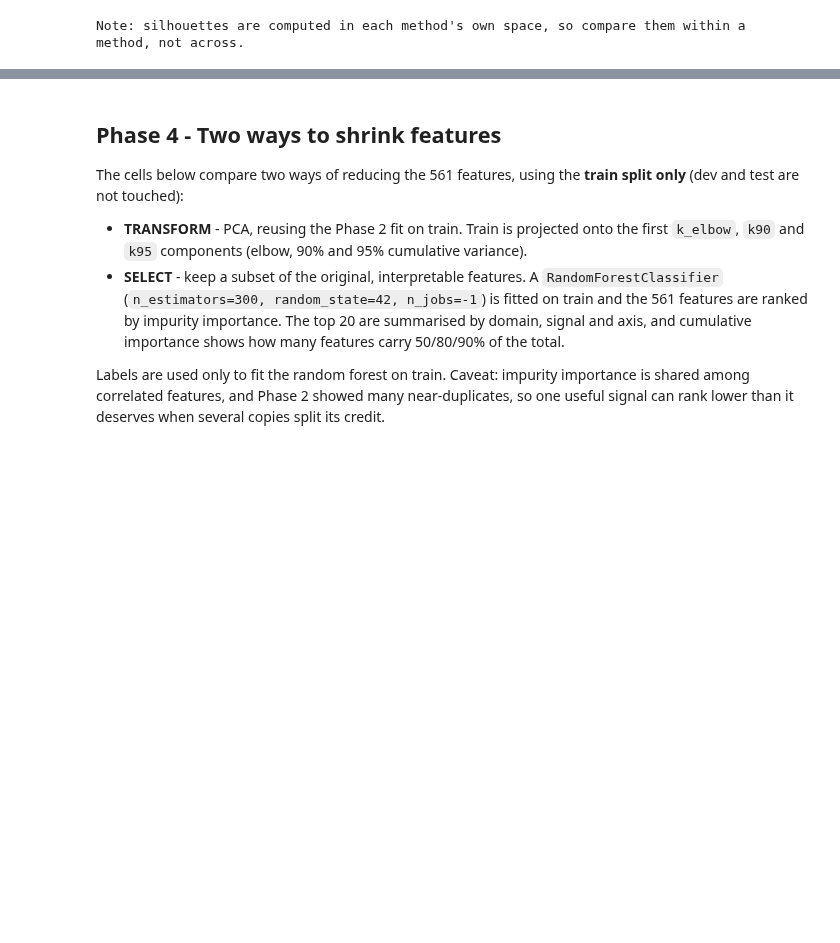
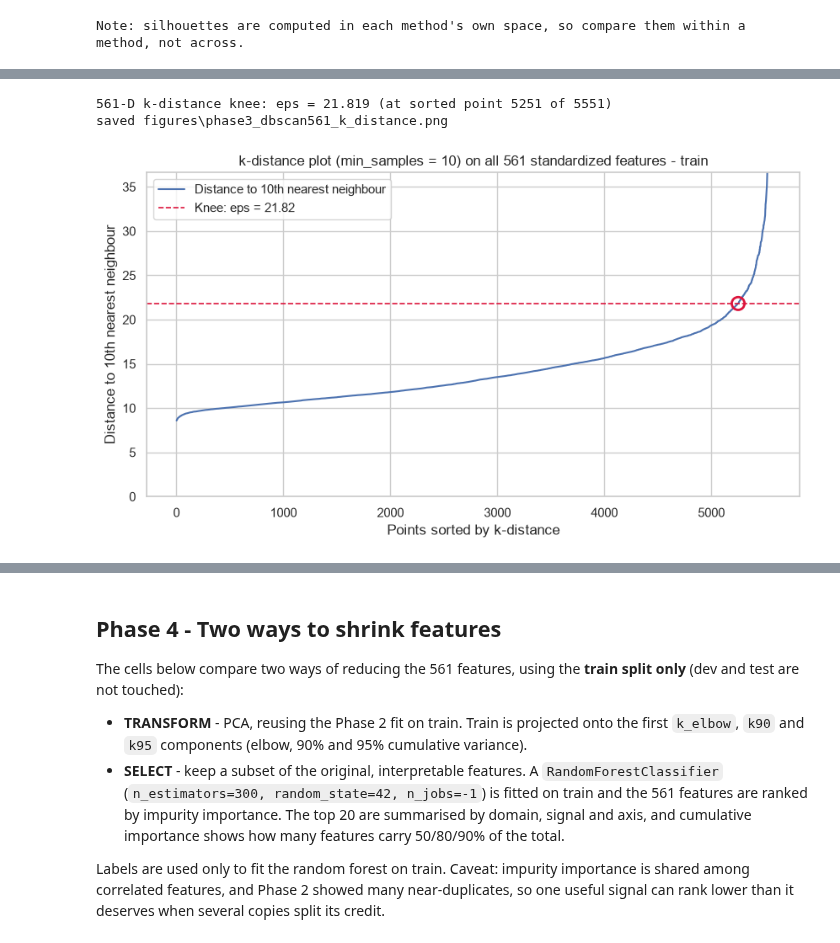
Before and after one commit to LUCIFER5671/har-feature-reduction, a Jupyter notebook: har_feature_reduction.ipynb, the cells around one changed output, grey strips where cells are left out. Drawn from its saved outputs; the diff is of its cells as text; code cells hidden in the pictures; blank space fills up the shorter version.

Commit message:
Phase 3: add 561-D DBSCAN comparison

```diff
--- a/har_feature_reduction.ipynb
+++ b/har_feature_reduction.ipynb
@@ -852,0 +862,58 @@ Note: silhouettes are computed in each method's own space, so compare them withi
+# %%
+def k_distance_knee(Z, min_samples=MIN_SAMPLES):
+    """Sorted distance to the min_samples-th neighbour (self included, as in DBSCAN) and its knee."""
+    kd = np.sort(NearestNeighbors(n_neighbors=min_samples).fit(Z).kneighbors(Z)[0][:, -1])
+    idx, _ = elbow_max_distance(kd)
+    return kd, idx, float(kd[idx - 1])
+
+
+def run_dbscan_sweep(Z, eps_grid, timing_tag, min_samples=MIN_SAMPLES):
+    """DBSCAN for each eps; silhouette on non-noise points in Z (only with >= 2 clusters); ARI with noise as a group."""
+    rows, labels = [], {}
+    for eps in eps_grid:
+        t0 = time.perf_counter()
+        lab = DBSCAN(eps=eps, min_samples=min_samples).fit_predict(Z)
+        record_timing("phase3", f"{timing_tag}_eps{eps}", time.perf_counter() - t0)
+        labels[eps] = lab
+        core = lab != -1
+        n_clusters = len(set(lab[core]))
+        rows.append({"eps": eps, "n_clusters": n_clusters, "noise_pct": 100 * (~core).mean(),
+                     "silhouette": silhouette_score(Z[core], lab[core], **SIL_KW) if n_clusters >= 2 else np.nan,
+                     "ari": adjusted_rand_score(y_tr_arr, lab),
+                     "ari_non_noise": adjusted_rand_score(y_tr_arr[core], lab[core]) if core.any() else np.nan})
+    return pd.DataFrame(rows), labels
+
+
+def select_eps(sweep, max_noise_pct=MAX_NOISE_PCT):
+    """Same rule as the 3-PC run, with an explicit fallback. Returns (row, rule_satisfied, explanation)."""
+    multi = sweep[(sweep["n_clusters"] >= 2) & sweep["silhouette"].notna()]
+    ok = multi[multi["noise_pct"] <= max_noise_pct]
+    if len(ok):
+        return ok.loc[ok["silhouette"].idxmax()], True, f"max silhouette with >= 2 clusters and noise <= {max_noise_pct:.0f}%"
+    if len(multi):
+        return (multi.loc[multi["silhouette"].idxmax()], False,
+                f"NO eps qualifies (>= 2 clusters with noise <= {max_noise_pct:.0f}%); best available = "
+                "max silhouette among >= 2-cluster settings, noise cap relaxed")
+    return (sweep.loc[sweep["noise_pct"].idxmin()], False,
+            "NO eps gives >= 2 clusters; best available = lowest-noise setting (a single cluster)")
+
+
+kdist561, knee_idx561, eps_knee561 = k_distance_knee(X_tr)
+print(f"561-D k-distance knee: eps = {eps_knee561:.3f} (at sorted point {knee_idx561} of {len(kdist561)})")
+
+fig, ax = plt.subplots(figsize=(10, 5))
+ax.plot(np.arange(1, len(kdist561) + 1), kdist561, color="#4C72B0", lw=1.5,
+        label=f"Distance to {MIN_SAMPLES}th nearest neighbour")
+ax.axhline(eps_knee561, color="crimson", ls="--", lw=1.2, label=f"Knee: eps = {eps_knee561:.2f}")
+ax.scatter([knee_idx561], [eps_knee561], s=120, facecolor="none", edgecolor="crimson", lw=2, zorder=5)
+ax.set_title(f"k-distance plot (min_samples = {MIN_SAMPLES}) on all 561 standardized features - train")
+ax.set_xlabel("Points sorted by k-distance")
+ax.set_ylabel(f"Distance to {MIN_SAMPLES}th nearest neighbour")
+ax.set_ylim(0, np.percentile(kdist561, 99.5))   # same 99.5th-percentile cap as the 3-PC plot
+ax.legend()
+save_fig(fig, "phase3_dbscan561_k_distance")
+plt.show()
+# %% [output]
+561-D k-distance knee: eps = 21.819 (at sorted point 5251 of 5551)
+saved figures\phase3_dbscan561_k_distance.png
+[figure, added]
```
Also changed, not shown: parts of 6 cells of this notebook, 5 other files.
